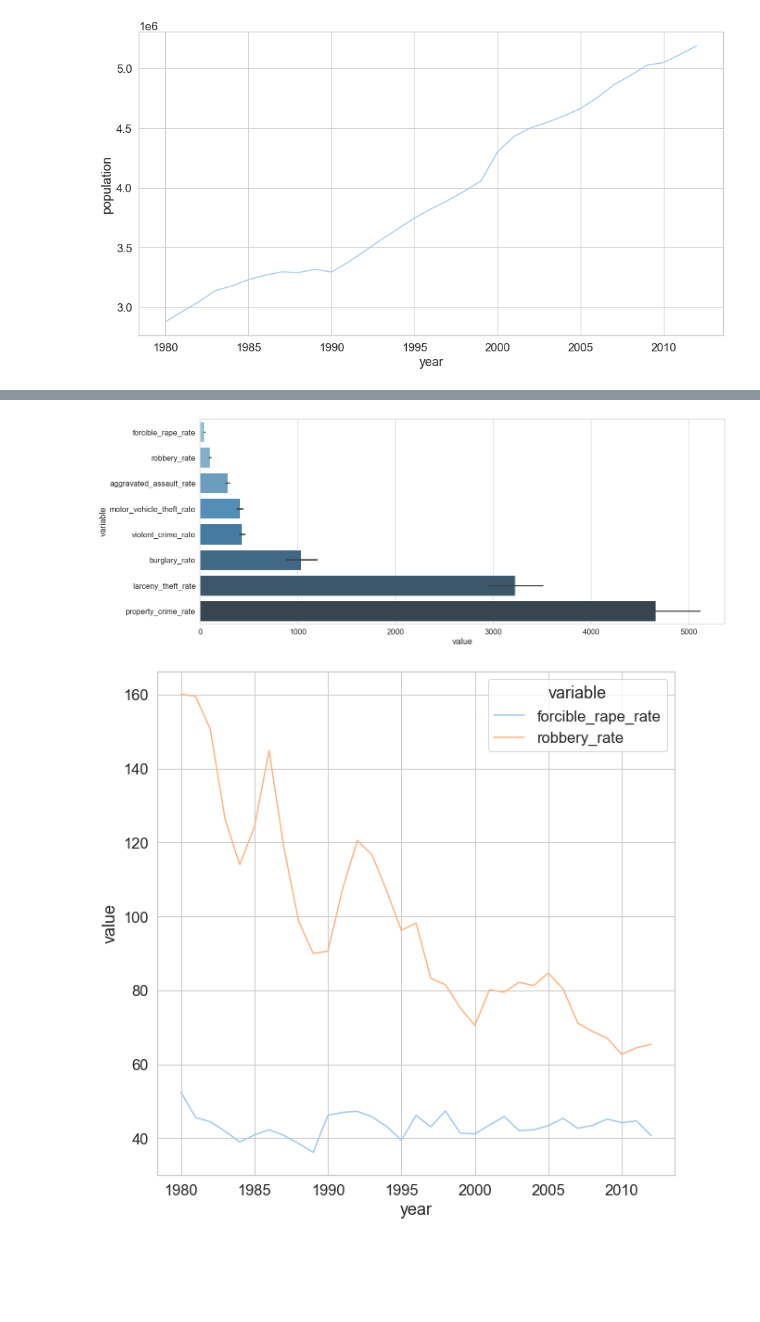
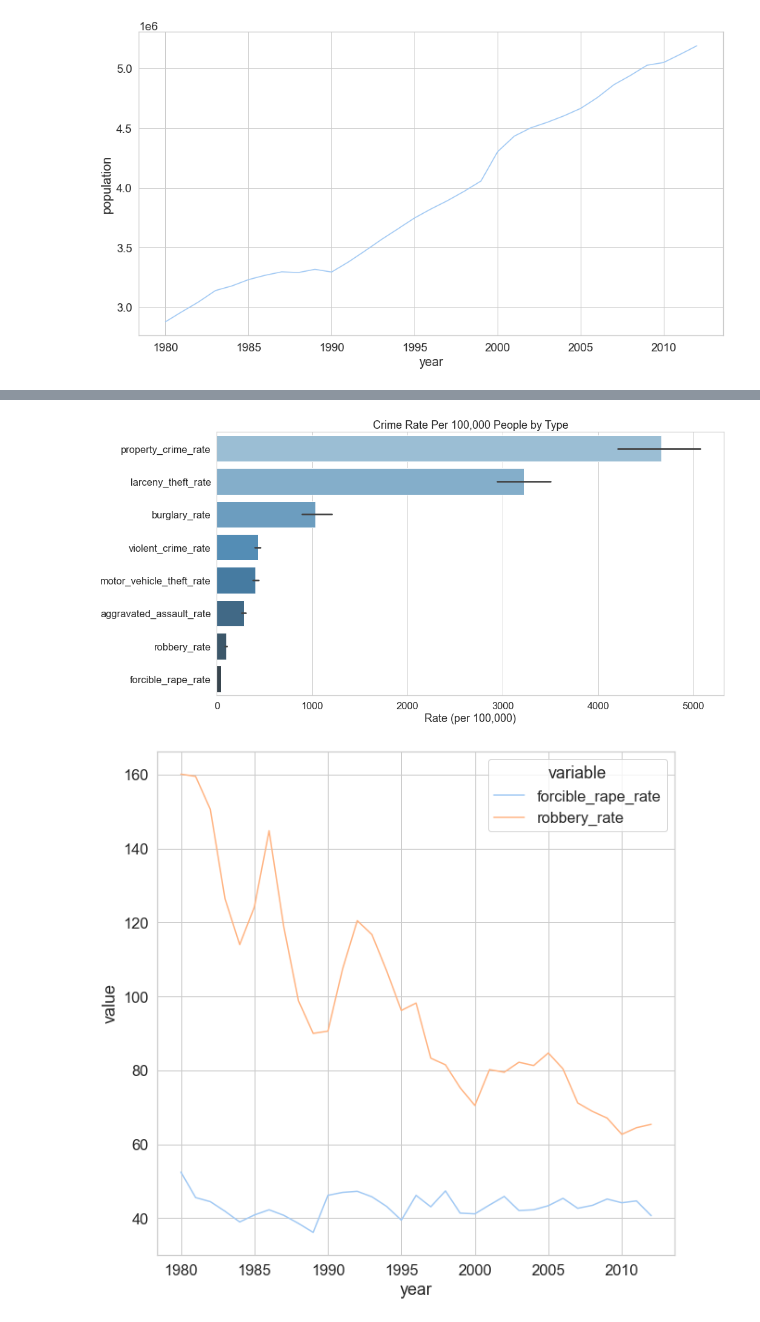
Before and after one commit to bia-capstone/crime, a Jupyter notebook: visualization/sandbox.ipynb, the cells around one changed output, grey strips where cells are left out. Drawn from its saved outputs; the diff is of its cells as text; code cells hidden in the pictures; blank space fills up the shorter version.

```diff
--- a/visualization/sandbox.ipynb
+++ b/visualization/sandbox.ipynb
@@ -53,20 +53,24 @@ cr.columns('crime_rates').sort_values(by="Avg")
 | property_crime_total | Property crime total | number | 0 | 33 | 174966.30 | 212626.0 | 132781.0 | 5773888.0 |
 | population | Population | number | 0 | 33 | 3952565.33 | 5187582.0 | 2878407.0 | 130434656.0 |
 # %%
-ct.set_style((20, 8))
-melt = pd.melt(df, id_vars=['year'], value_vars=[
+cols = [
+    'property_crime_rate',
+    'larceny_theft_rate',
+    'burglary_rate',
+    'violent_crime_rate',
+    'motor_vehicle_theft_rate',
+    'aggravated_assault_rate',
+    'robbery_rate',
     'forcible_rape_rate',
-    'robbery_rate',
-    'aggravated_assault_rate',
-    'motor_vehicle_theft_rate',
-    'violent_crime_rate',
-    'burglary_rate',
-    'larceny_theft_rate',
-    'property_crime_rate',
-    ])
-sns.barplot(data=melt, x='value', y='variable', palette='Blues_d');
+
+]
+ct.set_style((15, 8))
+melt = pd.melt(df, id_vars=['year'], value_vars=cols)
+sns.barplot(
+    data=melt, x='value', y='variable', palette='Blues_d'
+).set(xlabel="Rate (per 100,000)", ylabel=None, title="Crime Rate Per 100,000 People by Type");
 # %% [output]
-[figure, old version]
+[figure, new version]
 # %%
 melt = pd.melt(df, id_vars=['year'], value_vars=[
     'forcible_rape_rate',
```
Also changed, not shown: 2 other files.
